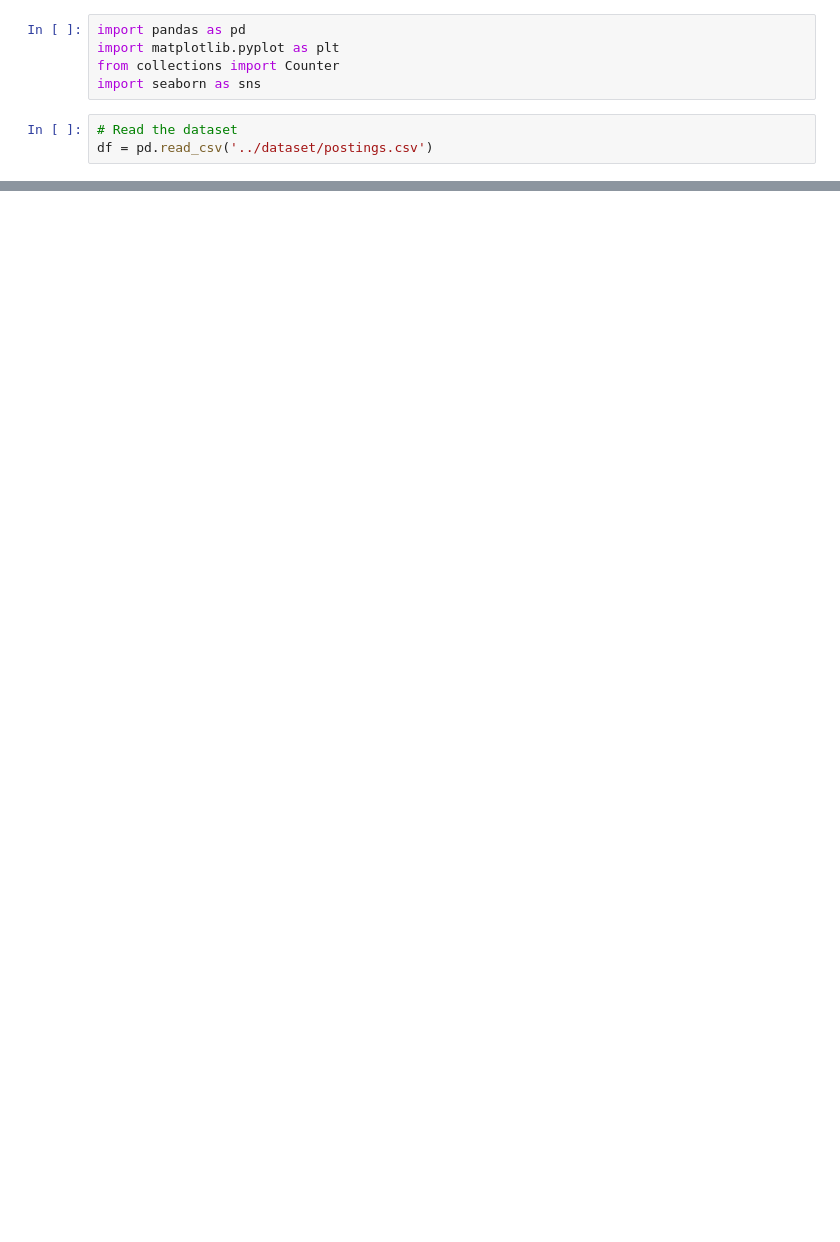
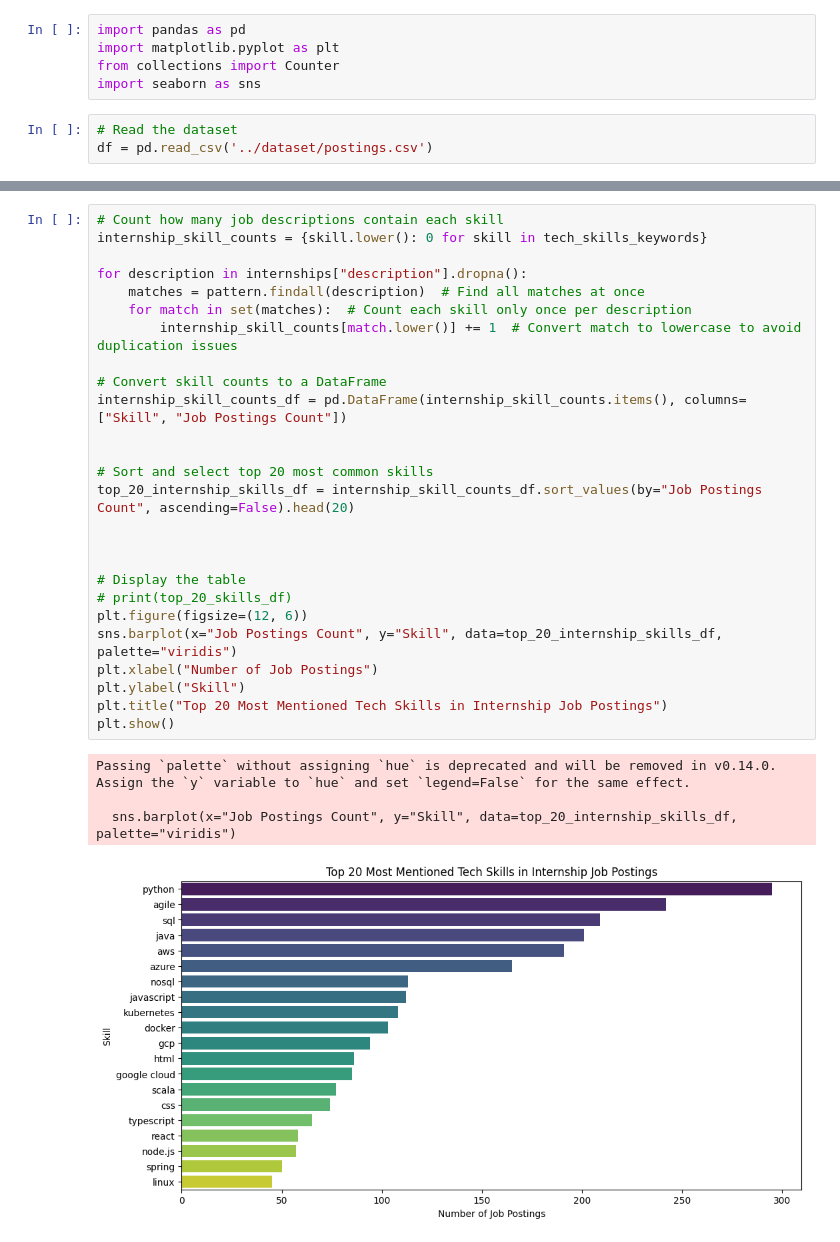
Before and after one commit to nghiax4/JobPostingAnalysis, a Jupyter notebook: Minh/main.ipynb, the cells around one changed output, grey strips where cells are left out. Drawn from its saved outputs; the diff is of its cells as text; blank space fills up the shorter version.

```diff
--- a/Minh/main.ipynb
+++ b/Minh/main.ipynb
@@ -110,0 +144,31 @@ Passing `palette` without assigning `hue` is deprecated and will be removed in v
+# %%
+# Count how many job descriptions contain each skill
+internship_skill_counts = {skill.lower(): 0 for skill in tech_skills_keywords}
+
+for description in internships["description"].dropna():
+    matches = pattern.findall(description)  # Find all matches at once
+    for match in set(matches):  # Count each skill only once per description
+        internship_skill_counts[match.lower()] += 1  # Convert match to lowercase to avoid duplication issues
+
+# Convert skill counts to a DataFrame
+internship_skill_counts_df = pd.DataFrame(internship_skill_counts.items(), columns=["Skill", "Job Postings Count"])
+
+
+# Sort and select top 20 most common skills
+top_20_internship_skills_df = internship_skill_counts_df.sort_values(by="Job Postings Count", ascending=False).head(20)
+
+
+
+# Display the table
+# print(top_20_skills_df)
+plt.figure(figsize=(12, 6))
+sns.barplot(x="Job Postings Count", y="Skill", data=top_20_internship_skills_df, palette="viridis")
+plt.xlabel("Number of Job Postings")
+plt.ylabel("Skill")
+plt.title("Top 20 Most Mentioned Tech Skills in Internship Job Postings")
+plt.show()
+# %% [output]
+Passing `palette` without assigning `hue` is deprecated and will be removed in v0.14.0. Assign the `y` variable to `hue` and set `legend=False` for the same effect.
+
+  sns.barplot(x="Job Postings Count", y="Skill", data=top_20_internship_skills_df, palette="viridis")
+[figure, added]
```
Also changed, not shown: parts of 6 cells of this notebook, 27 other files.
